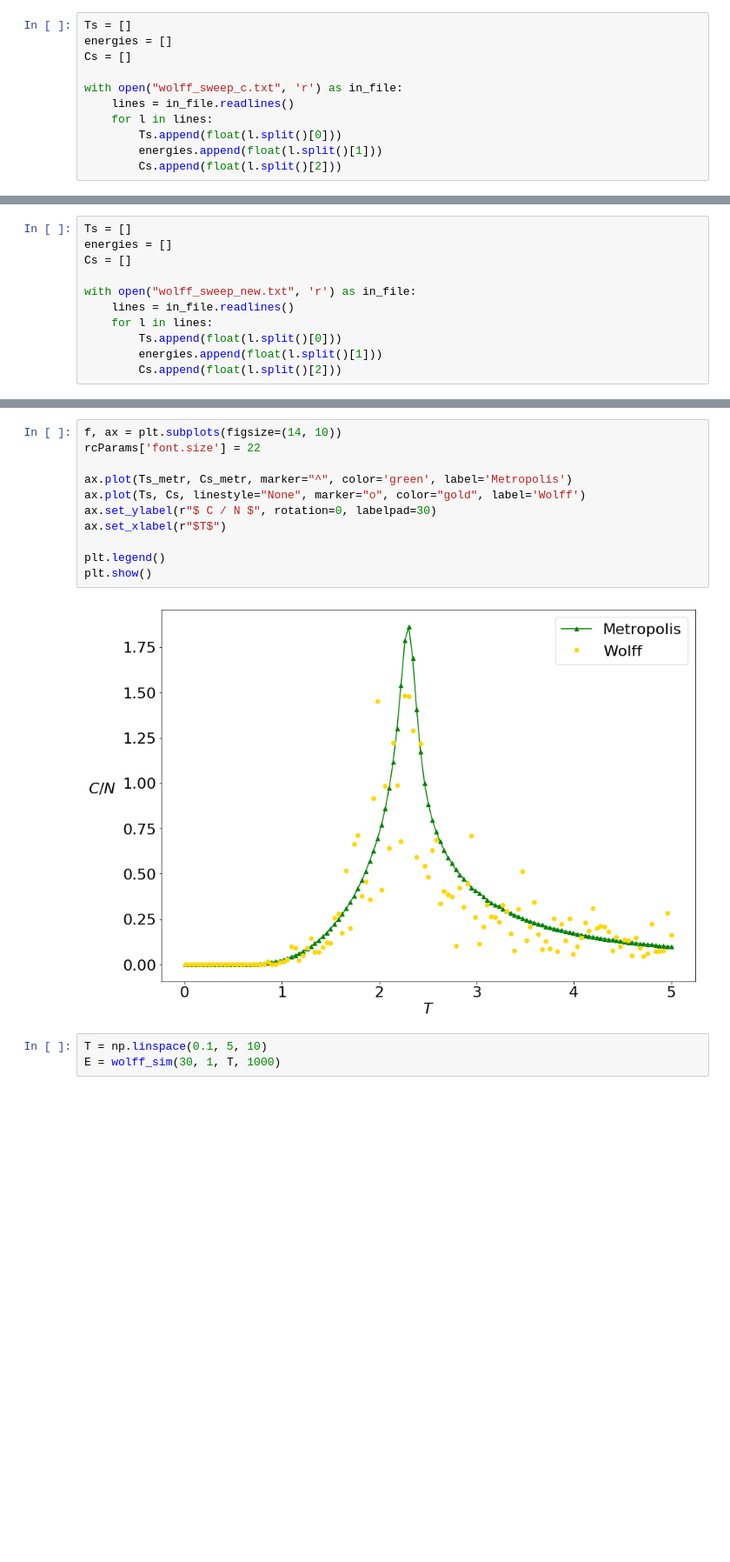
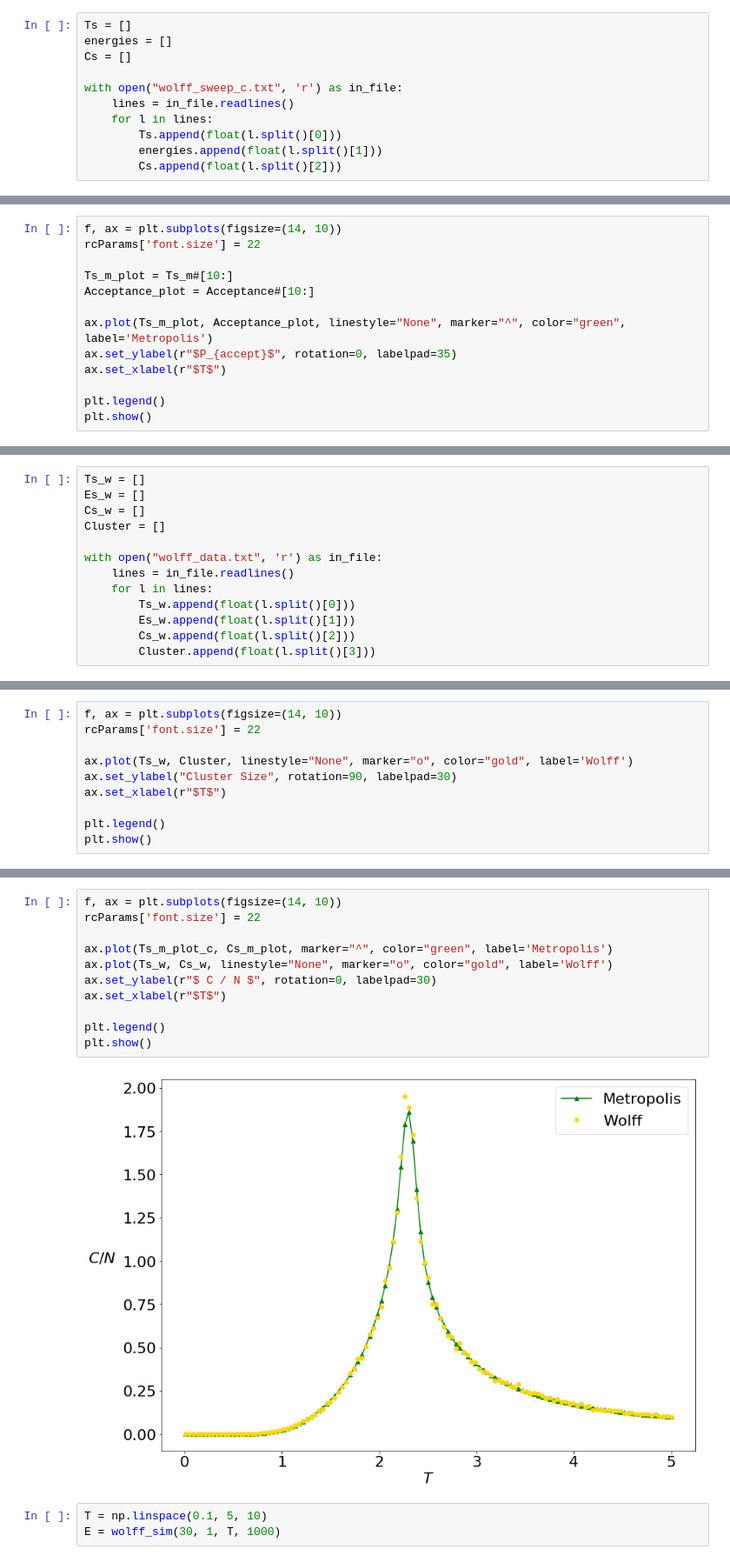
Before and after one commit to stevenstetzler/computational-physics, a Jupyter notebook: project1/phys5640_project1.ipynb, the cells around one changed output, grey strips where cells are left out. Shown at 87% size. Cells and saved outputs as stored; diff of their text form; blank space fills up the shorter version.

```diff
--- a/project1/phys5640_project1.ipynb
+++ b/project1/phys5640_project1.ipynb
@@ -758,3 +755,16 @@ plt.legend()
 plt.show()
 # %% [output]
 [figure]
+# %%
+f, ax = plt.subplots(figsize=(14, 10))
+rcParams['font.size'] = 22
+
+Ts_m_plot = Ts_m#[10:]
+Acceptance_plot = Acceptance#[10:]
+
+ax.plot(Ts_m_plot, Acceptance_plot, linestyle="None", marker="^", color="green", label='Metropolis')
+ax.set_ylabel(r"$P_{accept}$", rotation=0, labelpad=35)
+ax.set_xlabel(r"$T$")
+
+plt.legend()
+plt.show()
@@ -761,14 +773,16 @@ plt.show()
 # %%
-Ts = []
-energies = []
-Cs = []
+Ts_w = []
+Es_w = []
+Cs_w = []
+Cluster = []
 
-with open("wolff_sweep_new.txt", 'r') as in_file:
+with open("wolff_data.txt", 'r') as in_file:
     lines = in_file.readlines()
     for l in lines:
-        Ts.append(float(l.split()[0]))
-        energies.append(float(l.split()[1]))
-        Cs.append(float(l.split()[2]))
+        Ts_w.append(float(l.split()[0]))
+        Es_w.append(float(l.split()[1]))
+        Cs_w.append(float(l.split()[2]))
+        Cluster.append(float(l.split()[3]))
 # %%
 f, ax = plt.subplots(figsize=(14, 10))
 rcParams['font.size'] = 22
@@ -796,0 +810,10 @@ plt.show()
+# %%
+f, ax = plt.subplots(figsize=(14, 10))
+rcParams['font.size'] = 22
+
+ax.plot(Ts_w, Cluster, linestyle="None", marker="o", color="gold", label='Wolff')
+ax.set_ylabel("Cluster Size", rotation=90, labelpad=30)
+ax.set_xlabel(r"$T$")
+
+plt.legend()
+plt.show()
@@ -810,16 +835,16 @@ plt.show()
 # %%
 f, ax = plt.subplots(figsize=(14, 10))
 rcParams['font.size'] = 22
 
-ax.plot(Ts_metr, Cs_metr, marker="^", color='green', label='Metropolis')
-ax.plot(Ts, Cs, linestyle="None", marker="o", color="gold", label='Wolff')
+ax.plot(Ts_m_plot_c, Cs_m_plot, marker="^", color="green", label='Metropolis')
+ax.plot(Ts_w, Cs_w, linestyle="None", marker="o", color="gold", label='Wolff')
 ax.set_ylabel(r"$ C / N $", rotation=0, labelpad=30)
 ax.set_xlabel(r"$T$")
 
 plt.legend()
 plt.show()
 # %% [output]
-[figure, old version]
+[figure, new version]
 # %%
 T = np.linspace(0.1, 5, 10)
 E = wolff_sim(30, 1, T, 1000)
```
Also changed, not shown: parts of 7 cells of this notebook, 3 other files.
